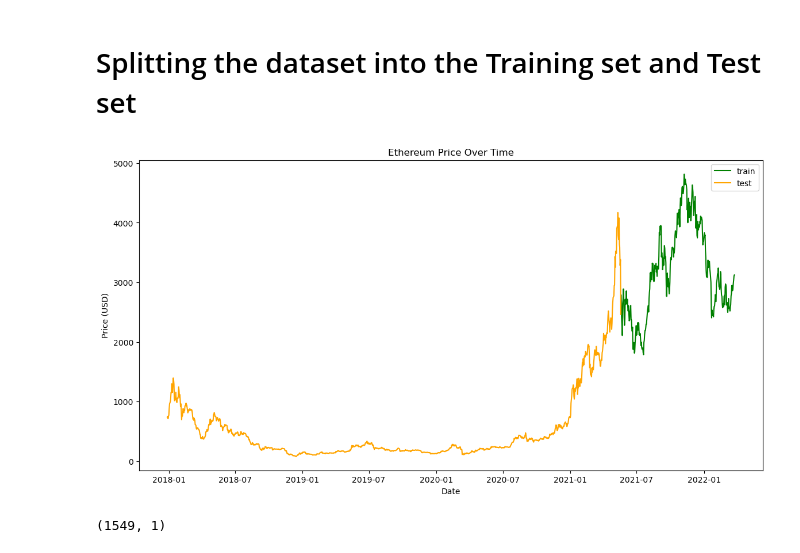
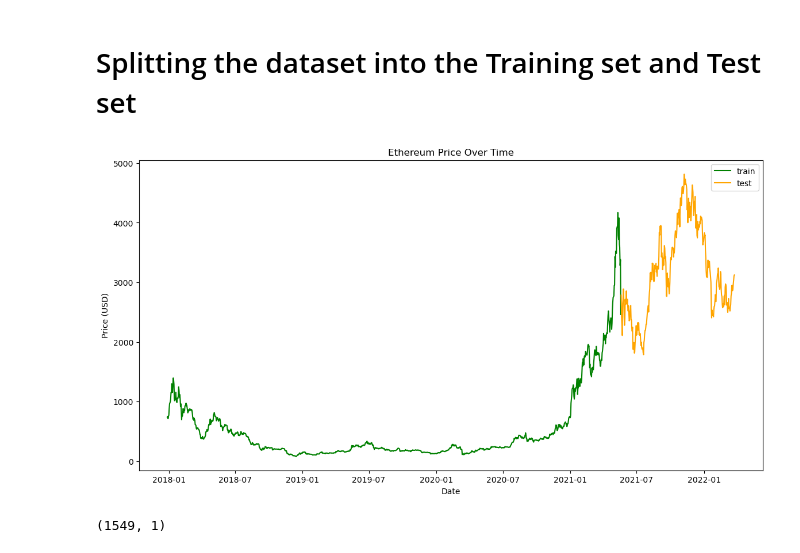
Before and after one commit to Huthayfa-Hodeb/Ethereum-Price-Prediction, a Jupyter notebook: Ethereum_Price.ipynb, the cells around one changed output. Saved outputs shown, nothing was run; the diff lists cells and outputs as text; code cells hidden in the pictures.

```diff
--- a/Ethereum_Price.ipynb
+++ b/Ethereum_Price.ipynb
@@ -237,15 +231,15 @@ dtype: int64
 train_size = int(len(dataset)*0.8)
 # %%
 plt.figure(figsize=(14, 7))
-plt.plot(dataset[train_size:]['Close'], label='train', color='green')
-plt.plot(dataset[:train_size]['Close'], label='test', color='orange')
+plt.plot(dataset[:train_size]['Close'], label='train', color='green')
+plt.plot(dataset[train_size:]['Close'], label='test', color='orange')
 plt.title('Ethereum Price Over Time')
 plt.xlabel('Date')
 plt.ylabel('Price (USD)')
 plt.legend()
 plt.show()
 # %% [output]
-[figure, old version]
+[figure, new version]
 # %%
 dataset = dataset.reset_index()
 # %%
```
Also changed, not shown: parts of 14 cells of this notebook.
